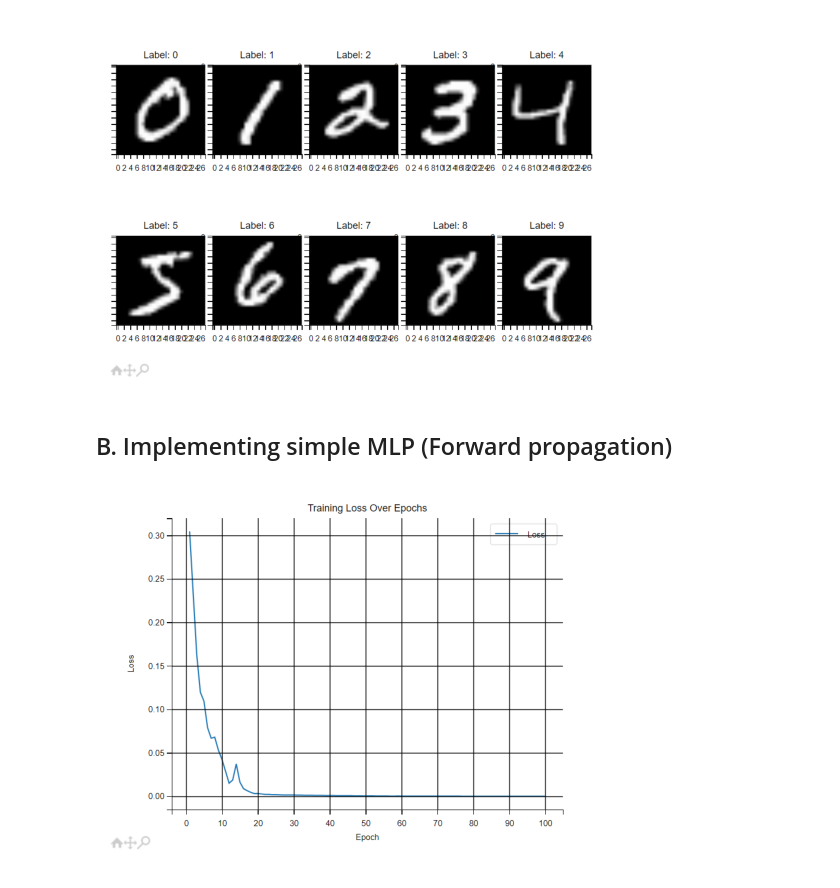
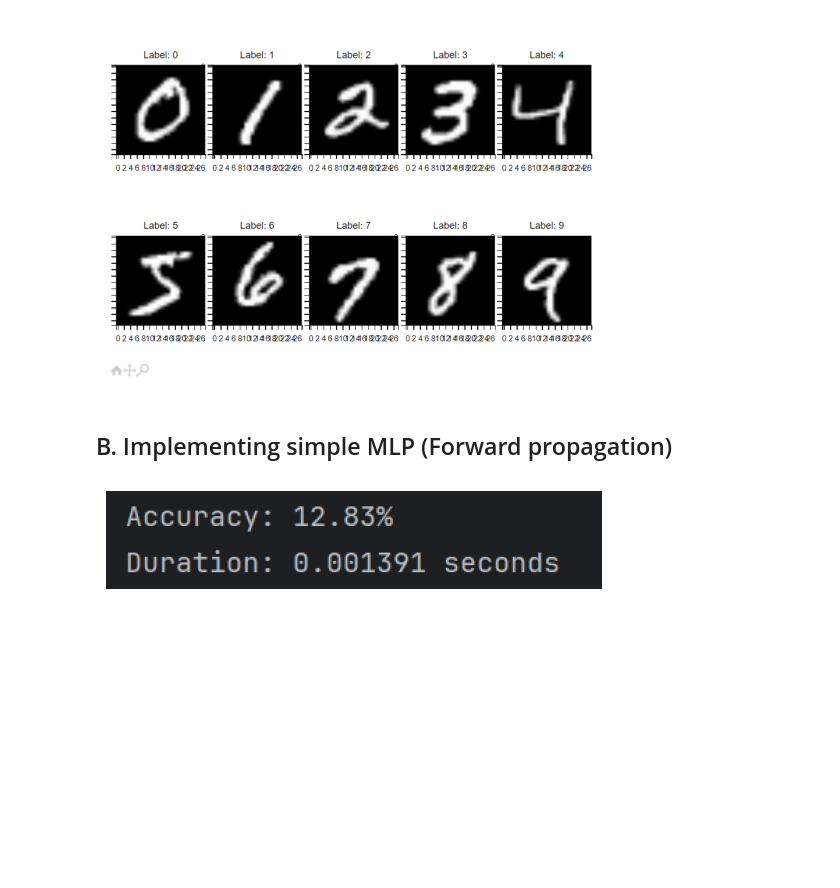
Before and after one commit to MahtabDastranj/Computational-Intelligance, a Jupyter notebook: Neural-Network/explanation.ipynb, the cells around one changed output. Saved outputs shown, nothing was run; the diff lists cells and outputs as text; code cells hidden in the pictures; blank space fills up the shorter version.

```diff
--- a/Neural-Network/explanation.ipynb
+++ b/Neural-Network/explanation.ipynb
@@ -131,10 +131,10 @@ plt.show()
 # %% [markdown]
 ## B. Implementing simple MLP (Forward propagation)
 # %%
-img1 = mpimg.imread(r"C:\Users\MDastranj\OneDrive\Pictures\Screenshots\Screenshot 2024-11-29 203940.png")
+img1 = mpimg.imread(r"C:\Users\MDastranj\OneDrive\Pictures\Screenshots\Screenshot 2024-11-29 205419.png")
 # Display the image
 plt.imshow(img1)
 plt.axis('off')
 plt.show()
 # %% [output]
-[figure, old version]
+[figure, new version]
```
Also changed, not shown: parts of 4 cells of this notebook.
